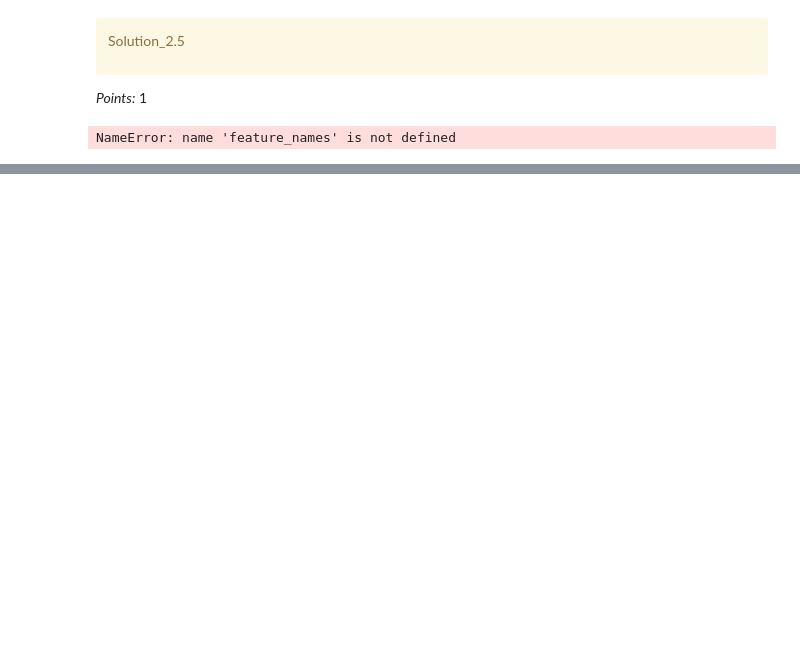
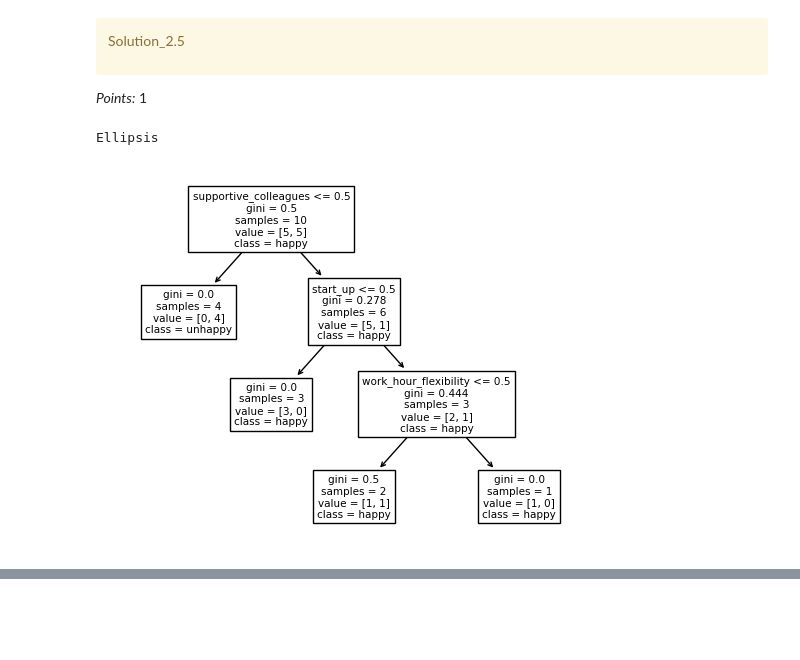
Before and after one commit to Zijing-Liu/cpsc330-2023W1, a Jupyter notebook: worksheets/Worksheet_1/Worksheet_1.ipynb, the cells around one changed output, grey strips where cells are left out. Cells and saved outputs as stored; diff of their text form; code cells hidden in the pictures; blank space fills up the shorter version.

```diff
--- a/worksheets/Worksheet_1/Worksheet_1.ipynb
+++ b/worksheets/Worksheet_1/Worksheet_1.ipynb
@@ -303,12 +303,13 @@ Solution_2.5
 
 _Points:_ 1
 # %%
-toy_tree_viz = plot_tree(toy_tree, feature_names= feature_names);
+
 feature_names = ["supportive_colleagues", "work_hour_flexibility", "start_up"]
 class_names = ["happy", "unhappy"]
-
+toy_tree_viz = plot_tree(toy_tree, feature_names = feature_names, class_names = class_names);
 ...
 # %% [output]
-NameError: name 'feature_names' is not defined
+Ellipsis
+[figure, added]
 # %%
 grader.check("q2.5")
```
Also changed, not shown: parts of 9 cells of this notebook, 6 other files.
